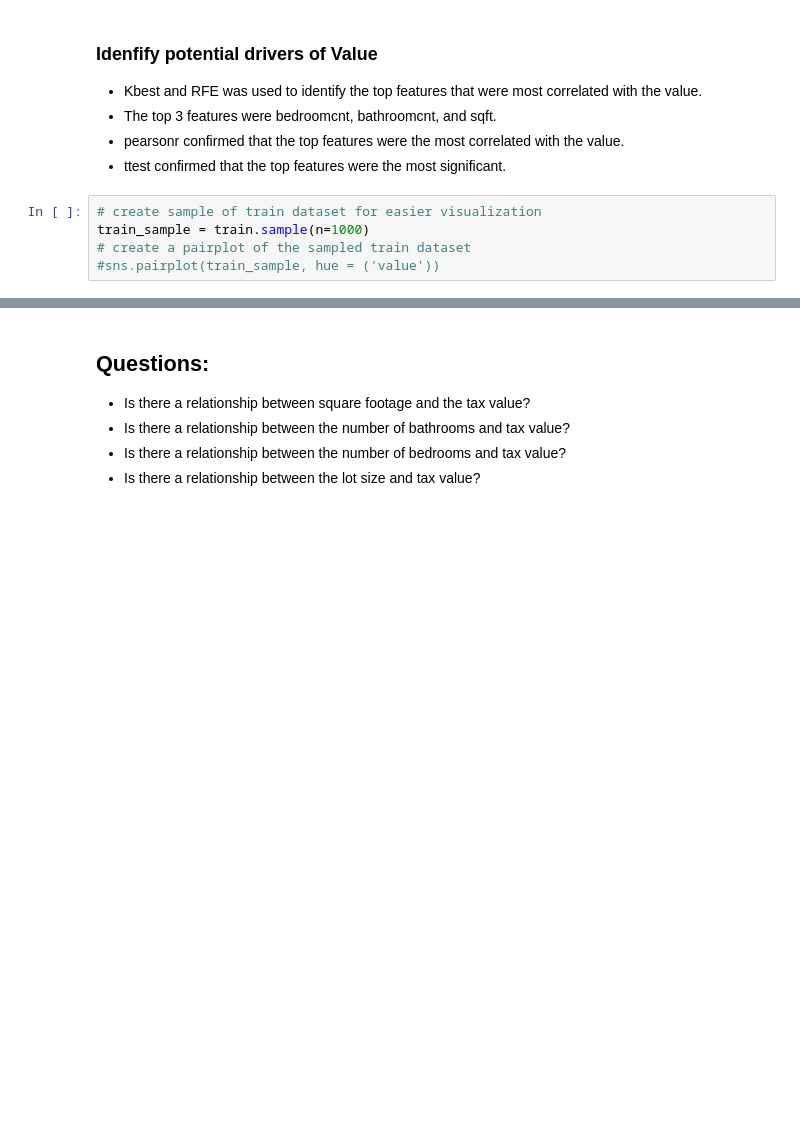
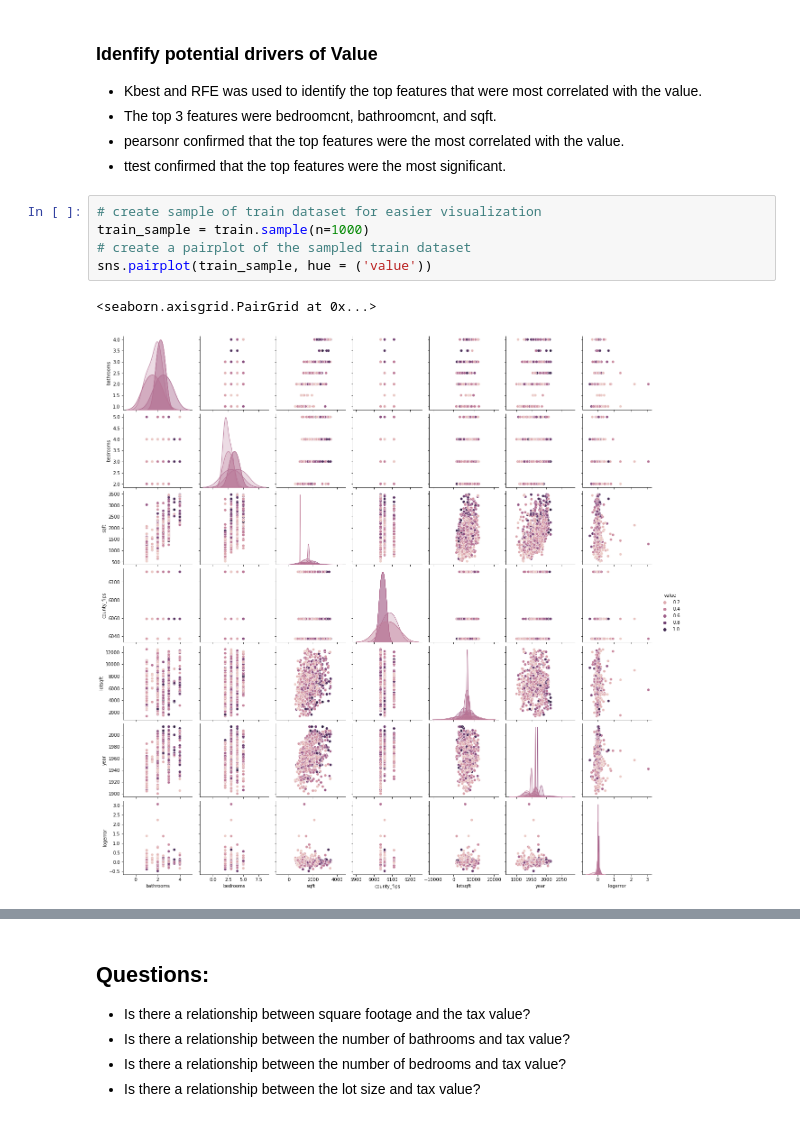
Before and after one commit to craigcalzado/regression-project, a Jupyter notebook: Final_zillow_project.ipynb, the cells around one changed output, grey strips where cells are left out. Drawn from its saved outputs; the diff is of its cells as text; blank space fills up the shorter version.

```diff
--- a/Final_zillow_project.ipynb
+++ b/Final_zillow_project.ipynb
@@ -183,8 +184,11 @@ Key Takeaways:
 # %%
 # create sample of train dataset for easier visualization
 train_sample = train.sample(n=1000)
 # create a pairplot of the sampled train dataset
-#sns.pairplot(train_sample, hue = ('value'))
+sns.pairplot(train_sample, hue = ('value'))
+# %% [output]
+<seaborn.axisgrid.PairGrid at 0x...>
+[figure, added]
 # %%
 # correlation of all features vs. target
 project_models.sample_corr(train_sample, 'value')
```
Also changed, not shown: parts of 9 cells of this notebook.
